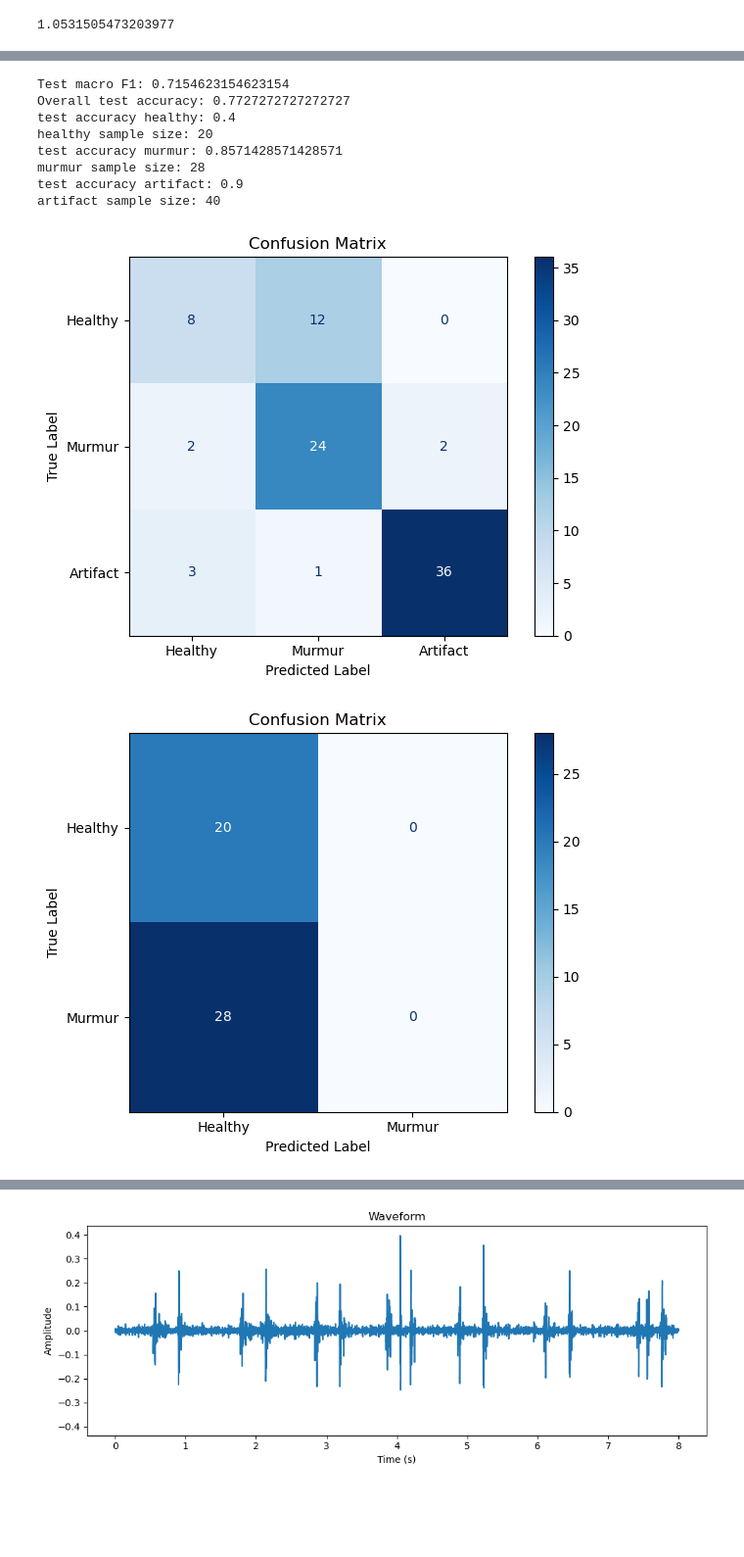
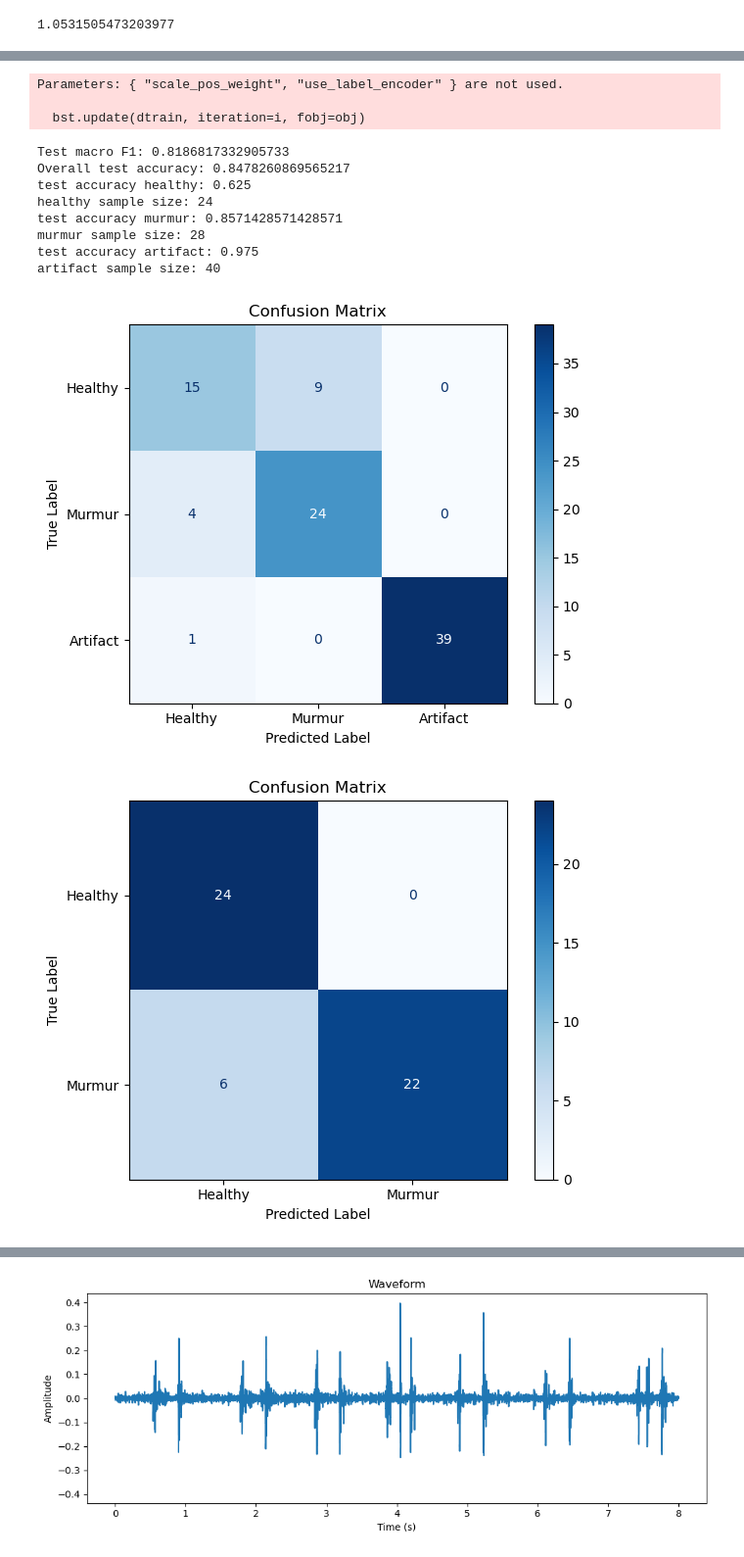
Before and after one commit to dl5415/Heart-sound-classifier, a Jupyter notebook: Healthy_vs_murmur.ipynb, the cells around one changed output, grey strips where cells are left out. Shown at 98% size. Drawn from its saved outputs; the diff is of its cells as text; code cells hidden in the pictures; blank space fills up the shorter version.

```diff
--- a/Healthy_vs_murmur.ipynb
+++ b/Healthy_vs_murmur.ipynb
@@ -99,11 +99,11 @@ for folder_path in folder_path_storage:
     file_list = [os.path.join(folder_path, f) for f in os.listdir(folder_path) if os.path.isfile(os.path.join(folder_path, f))]
 
     if folder_path == 'normal/':
+        label = 0
+    elif folder_path == 'murmur/':
         label = 1
-    elif folder_path == 'murmur/':
+    elif folder_path == 'artifact/':
         label = 2
-    elif folder_path == 'artifact/':
-        label = 3
 
     for file in file_list:
         #Preprocessing
@@ -458,71 +485,104 @@ scaler = StandardScaler()
 normalized_train_set = scaler.fit_transform(train_set)
 normalized_test_set = scaler.transform(test_set)
 
-clf = SVC(**study.best_params)
+model_type = study.best_params['model_type']
+
+if model_type == 'svm':
+    clf = SVC(
+        C=study.best_params['C'],
+        kernel=study.best_params['kernel'],
+        gamma=study.best_params['gamma'],
+        class_weight={study.best_params['w0'], study.best_params['w1']}
+    )
+elif model_type == 'xgboost':
+    clf = xgb.XGBClassifier(
+        objective='multi:softprob',
+        num_class=3,
+        use_label_encoder=False,
+        eval_metric='mlogloss',
+        max_depth=study.best_params['max_depth'],
+        learning_rate=study.best_params['learning_rate'],
+        n_estimators=study.best_params['n_estimators'],
+        subsample=study.best_params['subsample'],
+        colsample_bytree=study.best_params['colsample_bytree'],
+        scale_pos_weight=1  # optional
+    )
+
 clf.fit(normalized_train_set, train_set_labels)
 
-test_set_predict = clf.predict(normalized_test_set)
+if model_type == 'xgboost':
+    test_set_predict = np.argmax(clf.predict_proba(normalized_test_set), axis=1)
+else:
+    test_set_predict = clf.predict(normalized_test_set)
+
 test_f1 = f1_score(test_set_labels, test_set_predict, average='macro')
 print("Test macro F1:", test_f1)
 
 accuracy = accuracy_score(test_set_labels, test_set_predict)
 print("Overall test accuracy:", accuracy)
 
-healthy_index = np.where(test_set_labels == 1)[0]
+healthy_index = np.where(test_set_labels == 0)[0]
 accuracy = accuracy_score(test_set_labels[healthy_index], test_set_predict[healthy_index])
 print("test accuracy healthy:", accuracy)
 print("healthy sample size:", len(healthy_index))
-murmur_index = np.where(test_set_labels == 2)[0]
+murmur_index = np.where(test_set_labels == 1)[0]
 accuracy = accuracy_score(test_set_labels[murmur_index], test_set_predict[murmur_index])
 print("test accuracy murmur:", accuracy)
 print("murmur sample size:", len(murmur_index))
-artifact_index = np.where(test_set_labels == 3)[0]
+artifact_index = np.where(test_set_labels == 2)[0]
 accuracy = accuracy_score(test_set_labels[artifact_index], test_set_predict[artifact_index])
 print("test accuracy artifact:", accuracy)
 print("artifact sample size:", len(artifact_index))
 
 #Confusion matrix
-cm = confusion_matrix(test_set_labels, test_set_predict, labels=[1, 2, 3])
+cm = confusion_matrix(test_set_labels, test_set_predict, labels=[0,1,2])
 class_names = ['Healthy', 'Murmur', 'Artifact']
 disp = ConfusionMatrixDisplay(confusion_matrix=cm, display_labels=class_names)
 disp.plot(cmap='Blues', values_format='d')
 plt.title('Confusion Matrix')
 plt.xlabel('Predicted Label')
 plt.ylabel('True Label')
 plt.tight_layout()
 plt.show()
 
 #testing performance of secondary binary classifier
-clf = SVC(**study_secondary_classifier.best_params)
-binary_mask = np.isin(train_set_labels, [1, 2])
+clf = SVC(
+        C=study_secondary_classifier.best_params['C'],
+        kernel=study_secondary_classifier.best_params['kernel'],
+        gamma=study_secondary_classifier.best_params['gamma'],
+       )
+binary_mask = np.isin(train_set_labels, [0,1])
 binary_train_set = normalized_train_set[binary_mask]
 binary_train_labels = train_set_labels[binary_mask]
 clf.fit(binary_train_set, binary_train_labels)
-binary_mask = np.isin(test_set_labels, [1, 2])
+binary_mask = np.isin(test_set_labels, [0,1])
 binary_test_set = normalized_test_set[binary_mask]
 binary_test_labels = test_set_labels[binary_mask]
 test_set_predict = clf.predict(binary_test_set)
 
-cm = confusion_matrix(binary_test_labels, test_set_predict, labels=[1, 2])
+cm = confusion_matrix(binary_test_labels, test_set_predict, labels=[0,1])
 class_names = ['Healthy', 'Murmur']
 disp = ConfusionMatrixDisplay(confusion_matrix=cm, display_labels=class_names)
 disp.plot(cmap='Blues', values_format='d')
 plt.title('Confusion Matrix')
 plt.xlabel('Predicted Label')
 plt.ylabel('True Label')
 plt.tight_layout()
 plt.show()
 # %% [output]
-Test macro F1: 0.7154623154623154
-Overall test accuracy: 0.7727272727272727
-test accuracy healthy: 0.4
-healthy sample size: 20
-test accuracy murmur: 0.8571428571428571
-murmur sample size: 28
-test accuracy artifact: 0.9
-artifact sample size: 40
+Parameters: { "scale_pos_weight", "use_label_encoder" } are not used.
+
+  bst.update(dtrain, iteration=i, fobj=obj)
+Test macro F1: 0.8186817332905733
+Overall test accuracy: 0.8478260869565217
+test accuracy healthy: 0.625
+healthy sample size: 24
+test accuracy murmur: 0.8571428571428571
+murmur sample size: 28
+test accuracy artifact: 0.975
+artifact sample size: 40
-[figure, old version]
+[figure, new version]
-[figure, old version]
+[figure, new version]
 # %%
 print(study.best_params)
 # %% [output]
```
Also changed, not shown: parts of 6 cells of this notebook.
